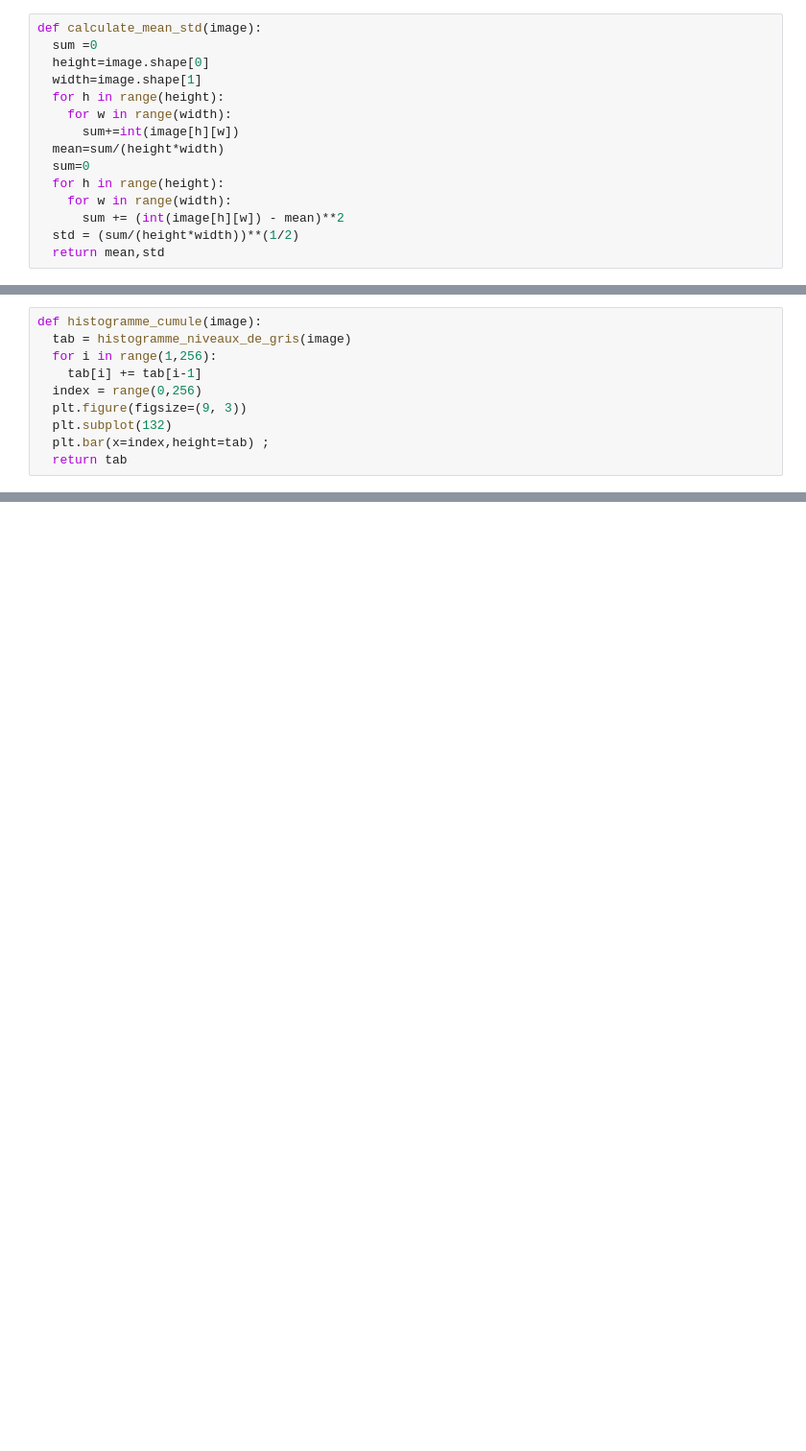
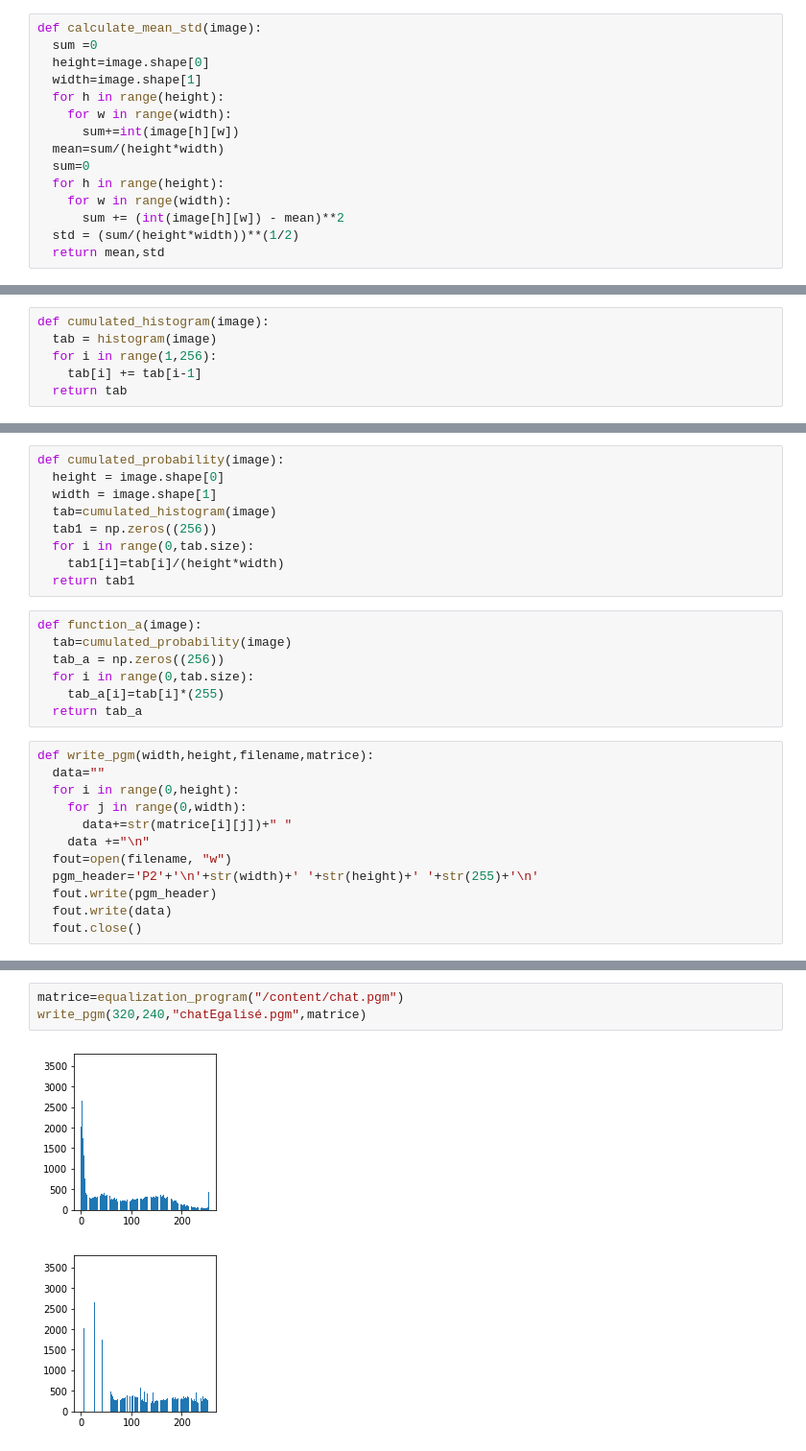
Before and after one commit to bchiramani/TraitementImages, a Jupyter notebook: TP1TraitementImages.ipynb, the cells around one changed output, grey strips where cells are left out. Shown at 96% size. Drawn from its saved outputs; the diff is of its cells as text; blank space fills up the shorter version.

```diff
--- a/TP1TraitementImages.ipynb
+++ b/TP1TraitementImages.ipynb
@@ -69,12 +56,8 @@ def histogramme_niveaux_de_gris(image):
   return tab
 # %%
-def histogramme_cumule(image):
-  tab = histogramme_niveaux_de_gris(image)
+def cumulated_histogram(image):
+  tab = histogram(image)
   for i in range(1,256):
     tab[i] += tab[i-1]
-  index = range(0,256)
-  plt.figure(figsize=(9, 3))
-  plt.subplot(132)
-  plt.bar(x=index,height=tab) ;
   return tab
 # %%
@@ -95,0 +91,28 @@ La moyenne des niveaux de gris est 85.43944010416666 et son écrat type est 71.0
+# %%
+def cumulated_probability(image):
+  height = image.shape[0]
+  width = image.shape[1]
+  tab=cumulated_histogram(image)
+  tab1 = np.zeros((256))
+  for i in range(0,tab.size):
+    tab1[i]=tab[i]/(height*width)
+  return tab1
+# %%
+def function_a(image):
+  tab=cumulated_probability(image)
+  tab_a = np.zeros((256))
+  for i in range(0,tab.size):
+    tab_a[i]=tab[i]*(255)
+  return tab_a
+# %%
+def write_pgm(width,height,filename,matrice):
+  data=""
+  for i in range(0,height):
+    for j in range(0,width):
+      data+=str(matrice[i][j])+" "
+    data +="\n"
+  fout=open(filename, "w")
+  pgm_header='P2'+'\n'+str(width)+' '+str(height)+' '+str(255)+'\n'
+  fout.write(pgm_header)
+  fout.write(data)
+  fout.close()
@@ -95,0 +162,6 @@ La moyenne des niveaux de gris est 85.43944010416666 et son écrat type est 71.0
+# %%
+matrice=equalization_program("/content/chat.pgm")
+write_pgm(320,240,"chatEgalisé.pgm",matrice)
+# %% [output]
+[figure, added]
+[figure, added]
```
Also changed, not shown: parts of 17 cells of this notebook.
